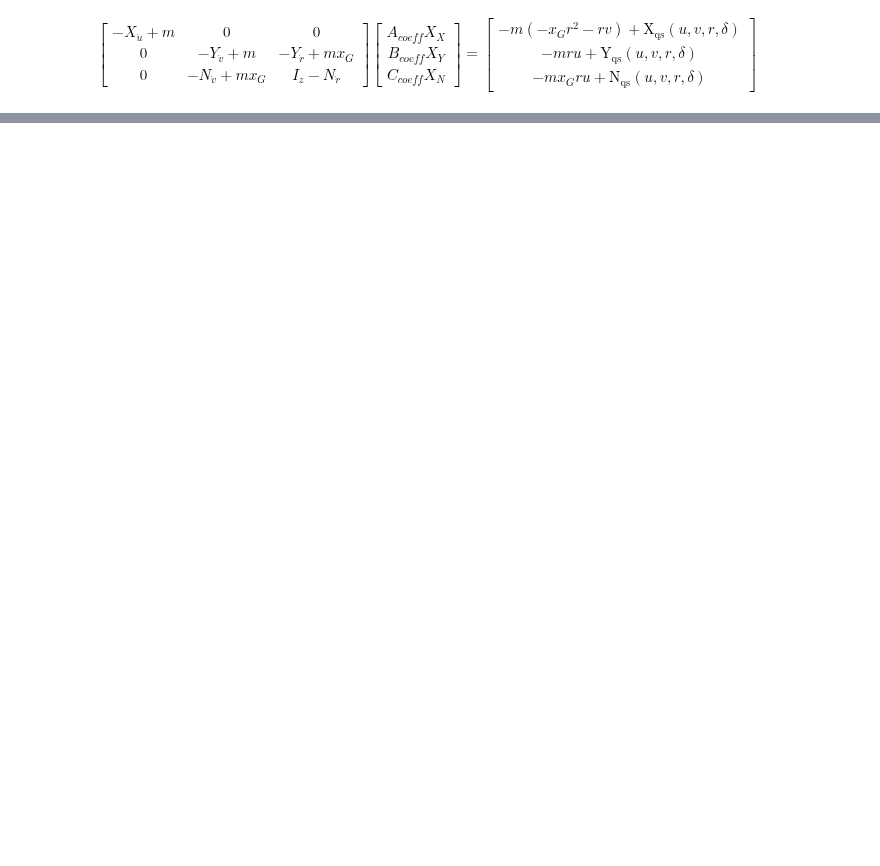
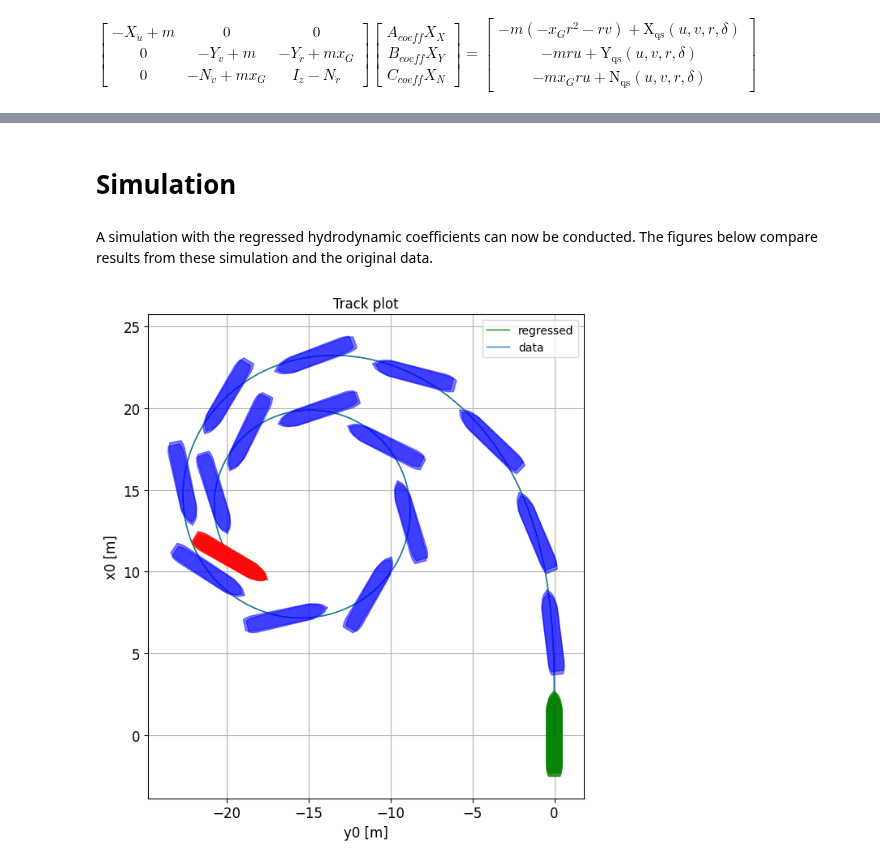
Before and after one commit to martinlarsalbert/VesselManoeuvringModels, a Jupyter notebook: _sources/02.01_manoeuvring_PIT.ipynb, the cells around one changed output, grey strips where cells are left out. Saved outputs shown, nothing was run; the diff lists cells and outputs as text; code cells hidden in the pictures; blank space fills up the shorter version.

```diff
--- a/_sources/02.01_manoeuvring_PIT.ipynb
+++ b/_sources/02.01_manoeuvring_PIT.ipynb
@@ -103,0 +258,4 @@ A link to an equation directive: {eq}`sym_eq`
+# %%
+subs = {value:key for key,value in p.items()}
+A_ = A*sp.matrices.MutableDenseMatrix([A_coeff,B_coeff,C_coeff])
+A_lambda=lambdify(A_.subs(subs))
@@ -103,0 +276,12 @@ A link to an equation directive: {eq}`sym_eq`
+# %%
+results_summary_X['decoupled'] = coeffs[0][0]
+results_summary_Y['decoupled'] = coeffs[1][0]
+results_summary_N['decoupled'] = coeffs[2][0]
+
+x_G_ = ship_parameters_prime['x_G']
+m_ = ship_parameters_prime['m']
+
+results_summary_X.loc['Xrr','decoupled']+=(-m_*x_G_)
+results_summary_X.loc['Xvr','decoupled']+=(-m_)
+results_summary_Y.loc['Yur','decoupled']+=m_
+results_summary_N.loc['Nur','decoupled']+=m_*x_G_
@@ -103,0 +291,30 @@ A link to an equation directive: {eq}`sym_eq`
+# %%
+df_parameters_all = df_parameters.copy()
+for other in [results_summary_X, results_summary_Y, results_summary_N]:
+    df_parameters_all = df_parameters_all.combine_first(other)
+
+df_parameters_all.rename(columns={'decoupled':'regressed'}, inplace=True)
+df_parameters_all.drop(columns=['brix_lambda'], inplace=True)
+
+df_parameters_all['regressed'] = df_parameters_all['regressed'].combine_first(df_parameters_all['prime'])  # prefer regressed
+#df_parameters_all['regressed'].fillna(0,inplace=True)
+# %% [markdown]
+# Simulation
+# %% [markdown]
+A simulation with the regressed hydrodynamic coefficients can now be conducted. The figures below compare results from these simulation and the original data.
+# %%
+parameters=df_parameters_all['regressed'].copy()
+
+result_regression = vmm.simulator.simulate(df_=df_result,
+                                           parameters=parameters,
+                                           ship_parameters=ship_parameters,
+                                           control_keys=['delta'],
+                                           primed_parameters=True,
+                                           prime_system=ps,
+                                           name='regressed')
+
+result_regression.df_model_test=df_result  # dirty
+# %%
+result_regression.track_plot(compare=True);
+# %% [output]
+[figure, added]
```
Also changed, not shown: parts of 30 cells of this notebook, 16 other files.
